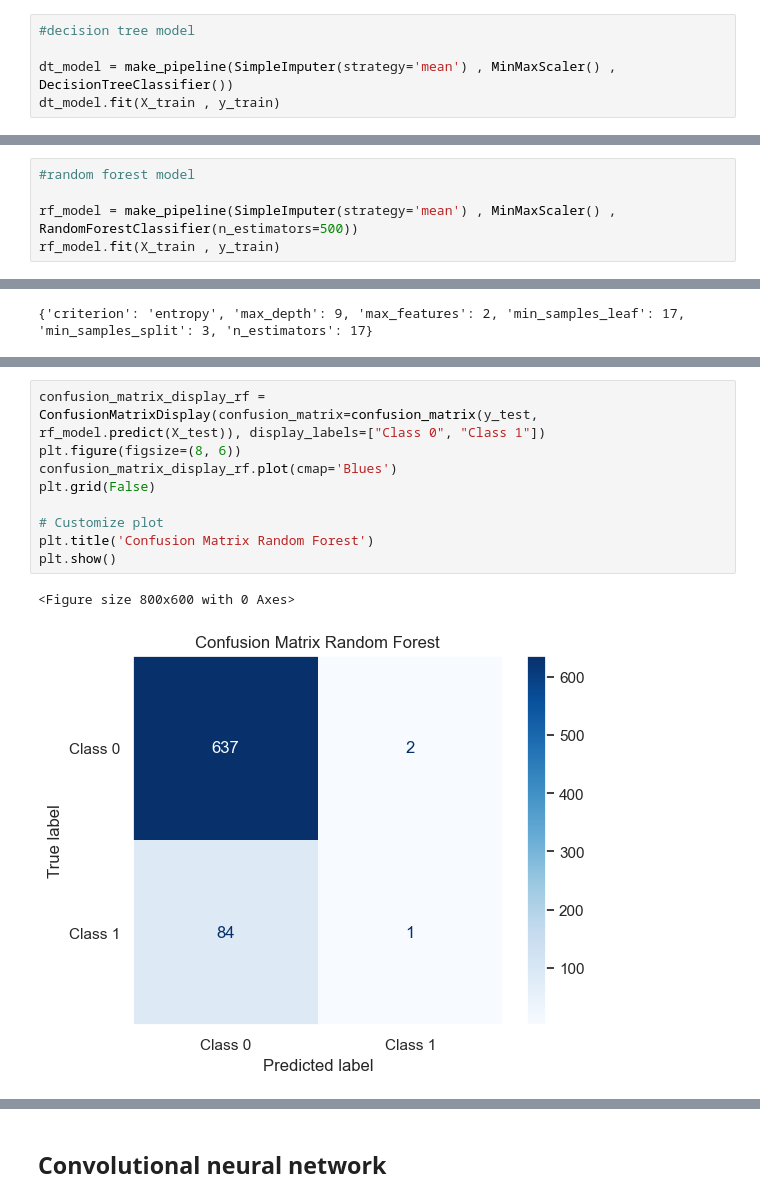
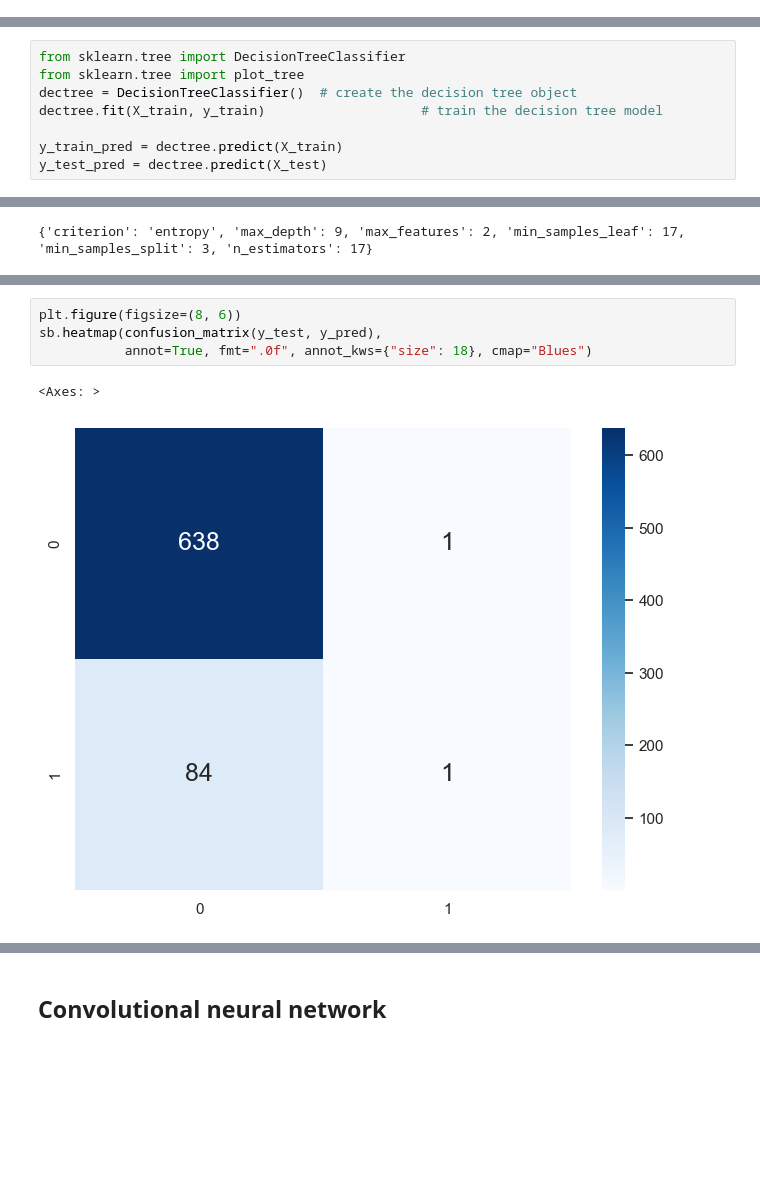
Before and after one commit to Weexuan/Data-Science-Project, a Jupyter notebook: Mini Project Cleaned version.ipynb, the cells around one changed output, grey strips where cells are left out. Cells and saved outputs as stored; diff of their text form; blank space fills up the shorter version.

```diff
--- a/Mini Project Cleaned version.ipynb
+++ b/Mini Project Cleaned version.ipynb
@@ -672,7 +665,2 @@ False Positive Rate (FPR): 0.001564945226917058
 # %% [markdown]
 ## Decision Tree
-# %%
-#decision tree model
-
-dt_model = make_pipeline(SimpleImputer(strategy='mean') , MinMaxScaler() , DecisionTreeClassifier())
-dt_model.fit(X_train , y_train)
@@ -713,0 +667,8 @@ False Positive Rate (FPR): 0.1596244131455399
+# %%
+from sklearn.tree import DecisionTreeClassifier
+from sklearn.tree import plot_tree
+dectree = DecisionTreeClassifier()  # create the decision tree object
+dectree.fit(X_train, y_train)                    # train the decision tree model
+
+y_train_pred = dectree.predict(X_train)
+y_test_pred = dectree.predict(X_test)
@@ -714,7 +704,2 @@ False Positive Rate (FPR): 0.1596244131455399
 # %% [markdown]
 ## Random Forest
-# %%
-#random forest model
-
-rf_model = make_pipeline(SimpleImputer(strategy='mean') , MinMaxScaler() , RandomForestClassifier(n_estimators=500))
-rf_model.fit(X_train , y_train)
@@ -787,14 +749,9 @@ weighted avg       0.78      0.88      0.83       724
 # %%
-confusion_matrix_display_rf = ConfusionMatrixDisplay(confusion_matrix=confusion_matrix(y_test, rf_model.predict(X_test)), display_labels=["Class 0", "Class 1"])
 plt.figure(figsize=(8, 6))
-confusion_matrix_display_rf.plot(cmap='Blues')
-plt.grid(False)
-
-# Customize plot
-plt.title('Confusion Matrix Random Forest')
-plt.show()
+sb.heatmap(confusion_matrix(y_test, y_pred),
+           annot=True, fmt=".0f", annot_kws={"size": 18}, cmap="Blues")
 # %% [output]
-<Figure size 800x600 with 0 Axes>
+<Axes: >
-[figure, old version]
+[figure, new version]
 # %%
 #Print out FPR TPR
```
Also changed, not shown: parts of 41 cells of this notebook.
